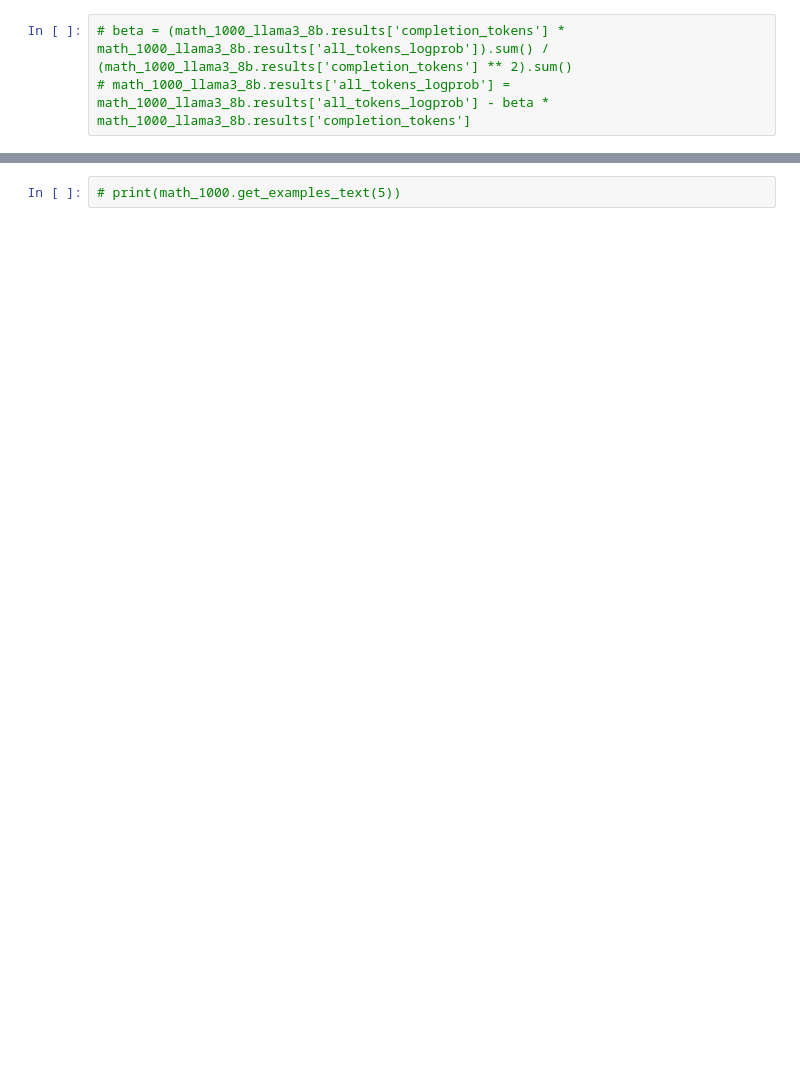
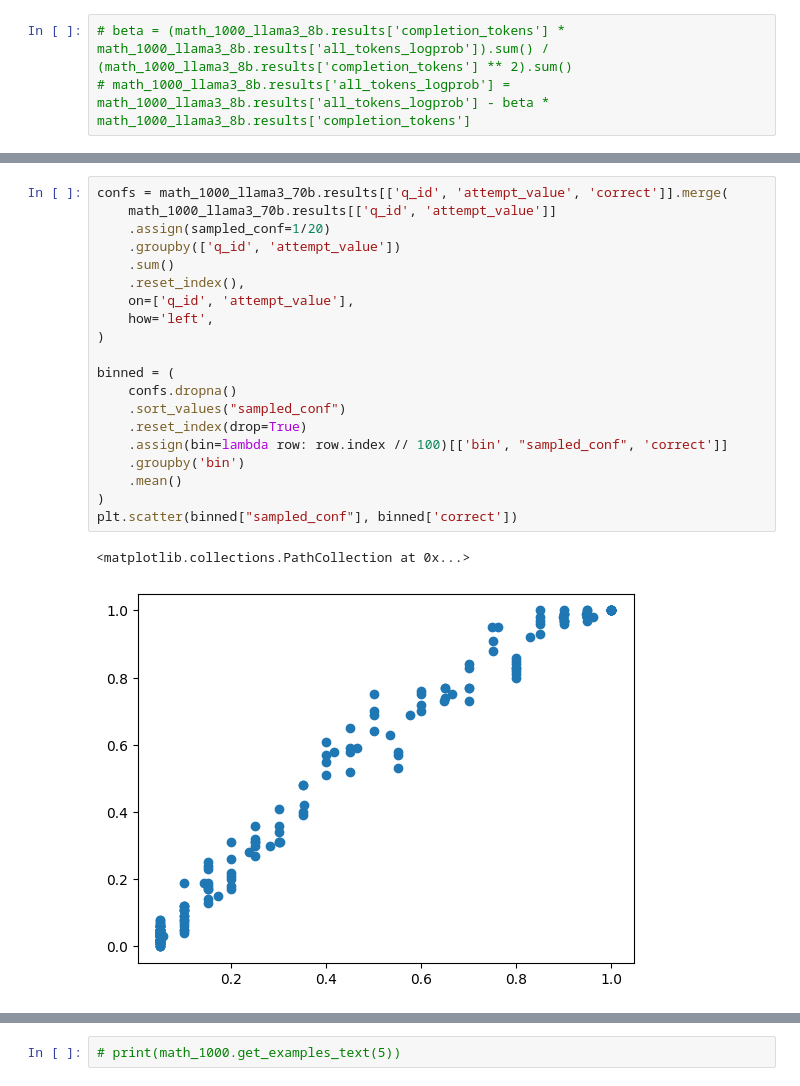
Before and after one commit to jamesyc23/alamere, a Jupyter notebook: confidence_research.ipynb, the cells around one changed output, grey strips where cells are left out. Drawn from its saved outputs; the diff is of its cells as text; blank space fills up the shorter version.

```diff
--- a/confidence_research.ipynb
+++ b/confidence_research.ipynb
@@ -292,0 +350,23 @@ math_1000_llama3_8b.get_binned(confidence_estimator="all_tokens_logprob_conf", q
+# %%
+confs = math_1000_llama3_70b.results[['q_id', 'attempt_value', 'correct']].merge(
+    math_1000_llama3_70b.results[['q_id', 'attempt_value']]
+    .assign(sampled_conf=1/20)
+    .groupby(['q_id', 'attempt_value'])
+    .sum()
+    .reset_index(),
+    on=['q_id', 'attempt_value'],
+    how='left',
+)
+
+binned = (
+    confs.dropna()
+    .sort_values("sampled_conf")
+    .reset_index(drop=True)
+    .assign(bin=lambda row: row.index // 100)[['bin', "sampled_conf", 'correct']]
+    .groupby('bin')
+    .mean()
+)
+plt.scatter(binned["sampled_conf"], binned['correct'])
+# %% [output]
+<matplotlib.collections.PathCollection at 0x...>
+[figure, added]
```
Also changed, not shown: parts of 31 cells of this notebook, 1 other file.
